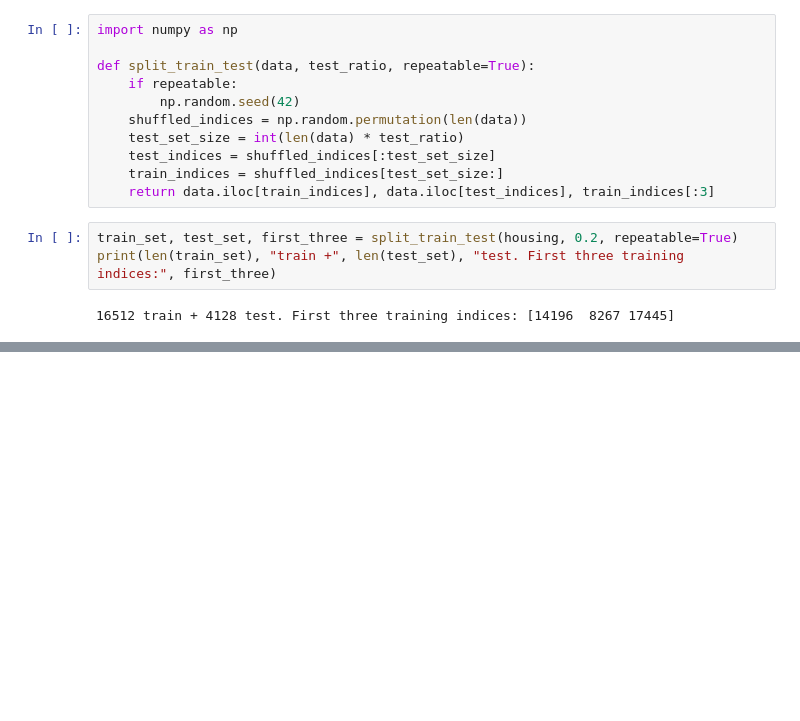
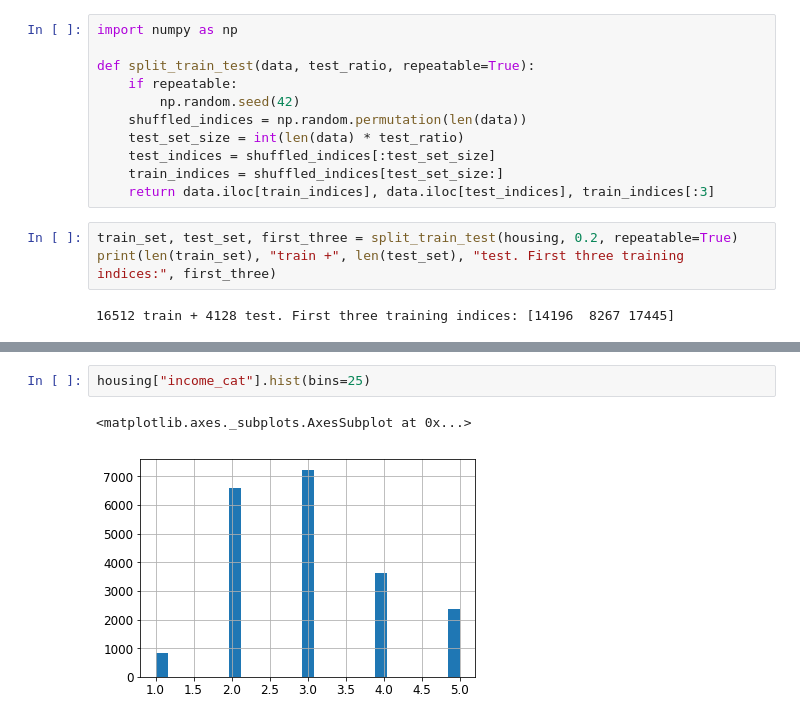
Before and after one commit to tzaffi/homl, a Jupyter notebook: chp2/Housing.ipynb, the cells around one changed output, grey strips where cells are left out. Saved outputs shown, nothing was run; the diff lists cells and outputs as text; blank space fills up the shorter version.

```diff
--- a/chp2/Housing.ipynb
+++ b/chp2/Housing.ipynb
@@ -155,0 +207,5 @@ print(len(train_set), "train +", len(test_set), "test")
+# %%
+housing["income_cat"].hist(bins=25)
+# %% [output]
+<matplotlib.axes._subplots.AxesSubplot at 0x...>
+[figure, added]
```
Also changed, not shown: parts of 14 cells of this notebook.
